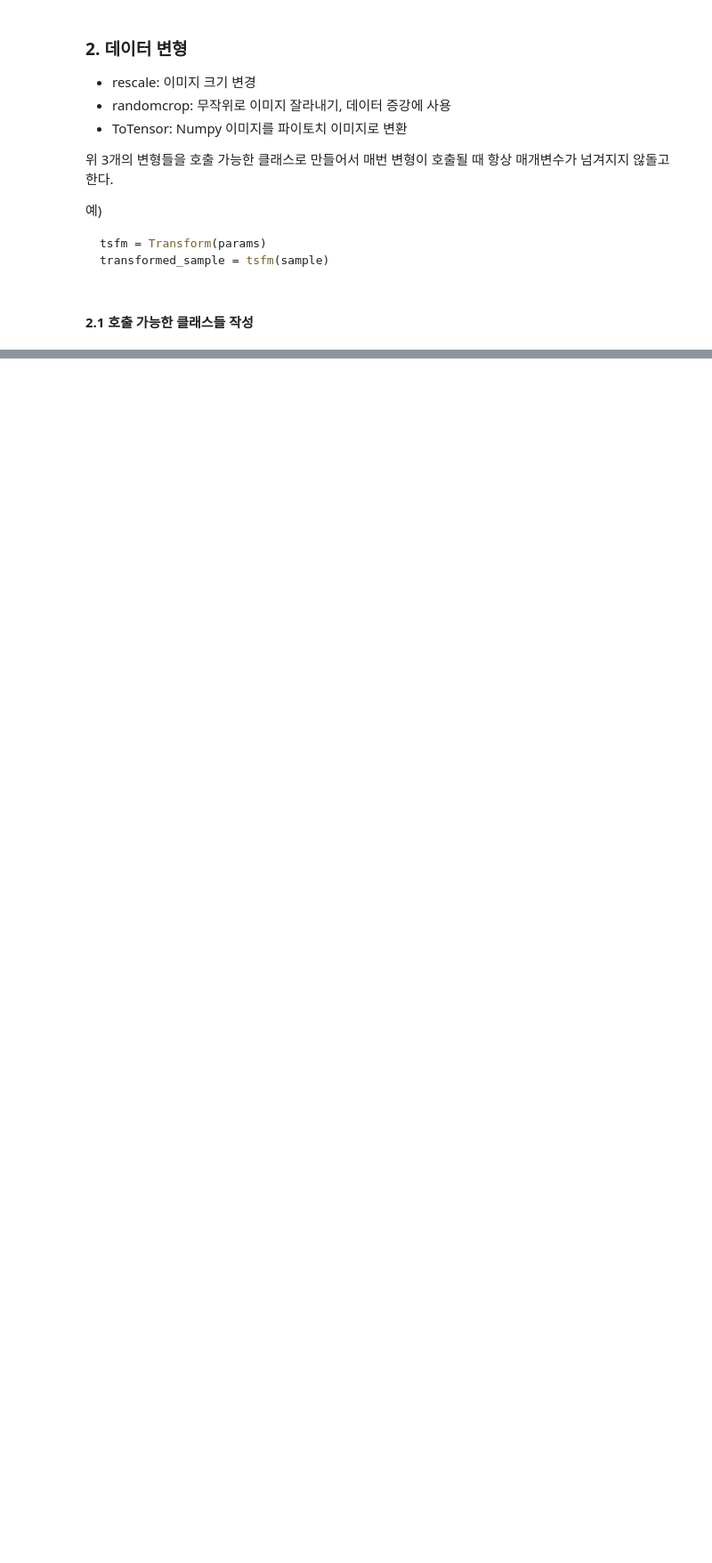
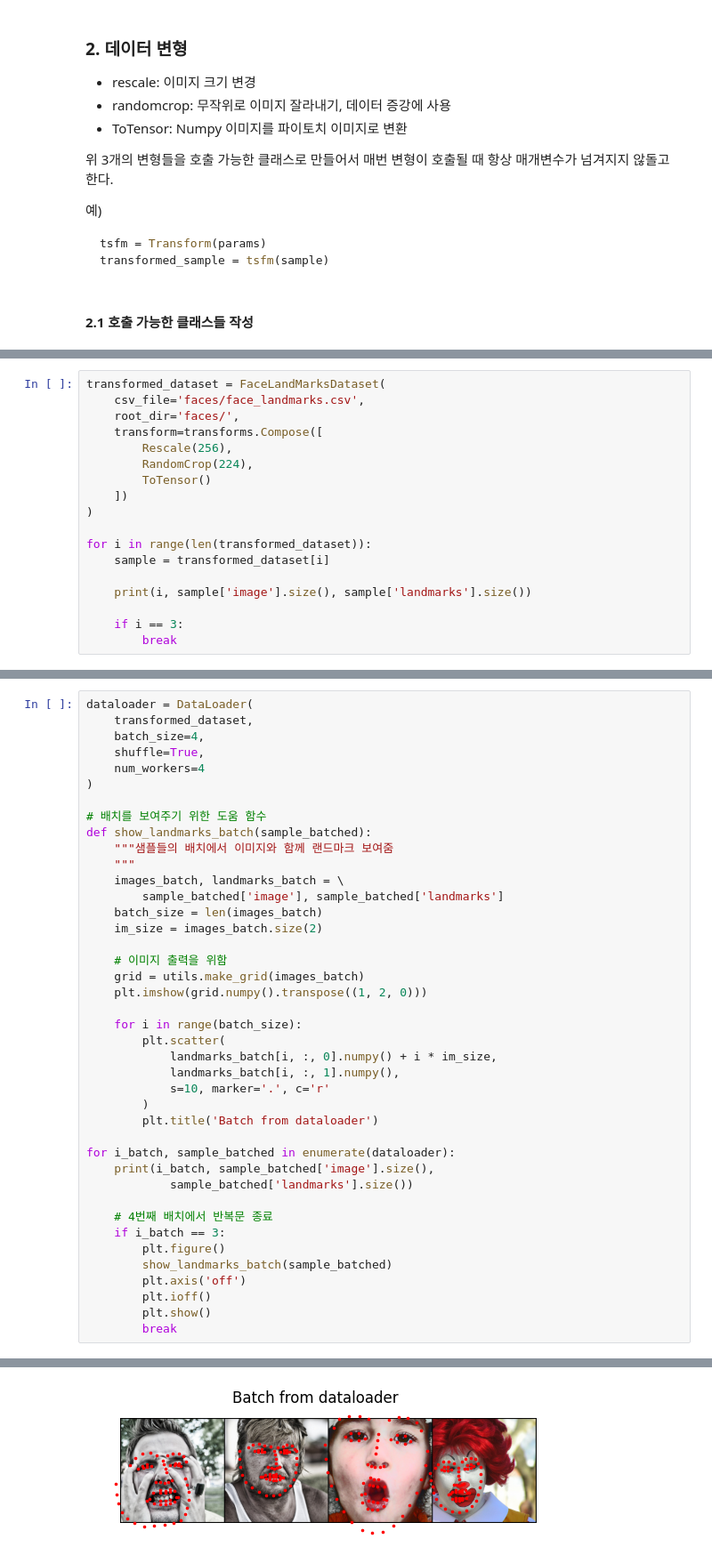
Before and after one commit to angdong/DL-practice, a Jupyter notebook: torch/recipes/Custom_dataset.ipynb, the cells around one changed output, grey strips where cells are left out. Shown at 89% size. Drawn from its saved outputs; the diff is of its cells as text; blank space fills up the shorter version.

```diff
--- a/torch/recipes/Custom_dataset.ipynb
+++ b/torch/recipes/Custom_dataset.ipynb
@@ -209,0 +314,18 @@ class Rescale(object):
+# %%
+transformed_dataset = FaceLandMarksDataset(
+    csv_file='faces/face_landmarks.csv',
+    root_dir='faces/',
+    transform=transforms.Compose([
+        Rescale(256),
+        RandomCrop(224),
+        ToTensor()
+    ])
+)
+
+for i in range(len(transformed_dataset)):
+    sample = transformed_dataset[i]
+
+    print(i, sample['image'].size(), sample['landmarks'].size())
+
+    if i == 3:
+        break
@@ -209,0 +351,42 @@ class Rescale(object):
+# %%
+dataloader = DataLoader(
+    transformed_dataset,
+    batch_size=4,
+    shuffle=True,
+    num_workers=4
+)
+
+# 배치를 보여주기 위한 도움 함수
+def show_landmarks_batch(sample_batched):
+    """샘플들의 배치에서 이미지와 함께 랜드마크 보여줌
+    """
+    images_batch, landmarks_batch = \
+        sample_batched['image'], sample_batched['landmarks']
+    batch_size = len(images_batch)
+    im_size = images_batch.size(2)
+
+    # 이미지 출력을 위함
+    grid = utils.make_grid(images_batch)
+    plt.imshow(grid.numpy().transpose((1, 2, 0)))
+
+    for i in range(batch_size):
+        plt.scatter(
+            landmarks_batch[i, :, 0].numpy() + i * im_size,
+            landmarks_batch[i, :, 1].numpy(),
+            s=10, marker='.', c='r'
+        )
+        plt.title('Batch from dataloader')
+
+for i_batch, sample_batched in enumerate(dataloader):
+    print(i_batch, sample_batched['image'].size(),
+            sample_batched['landmarks'].size())
+
+    # 4번째 배치에서 반복문 종료
+    if i_batch == 3:
+        plt.figure()
+        show_landmarks_batch(sample_batched)
+        plt.axis('off')
+        plt.ioff()
+        plt.show()
+        break
+# %% [output]
@@ -209,0 +397 @@ class Rescale(object):
+[figure, added]
```
Also changed, not shown: parts of 10 cells of this notebook.
